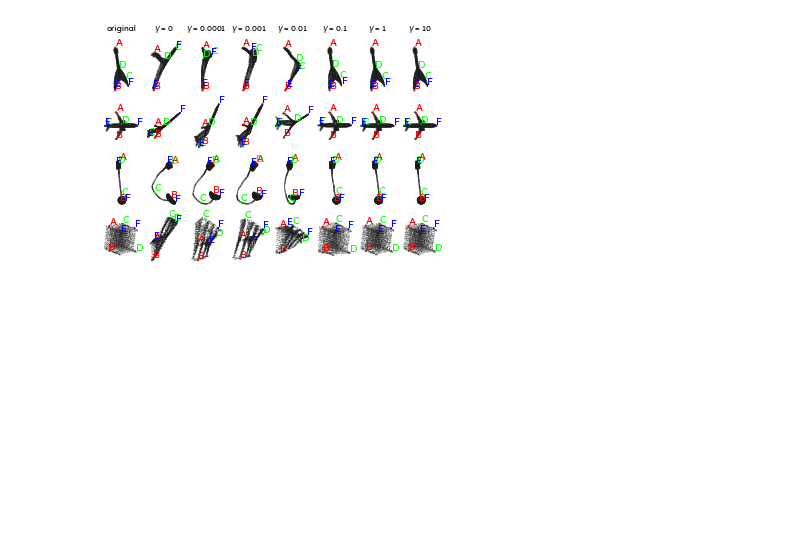
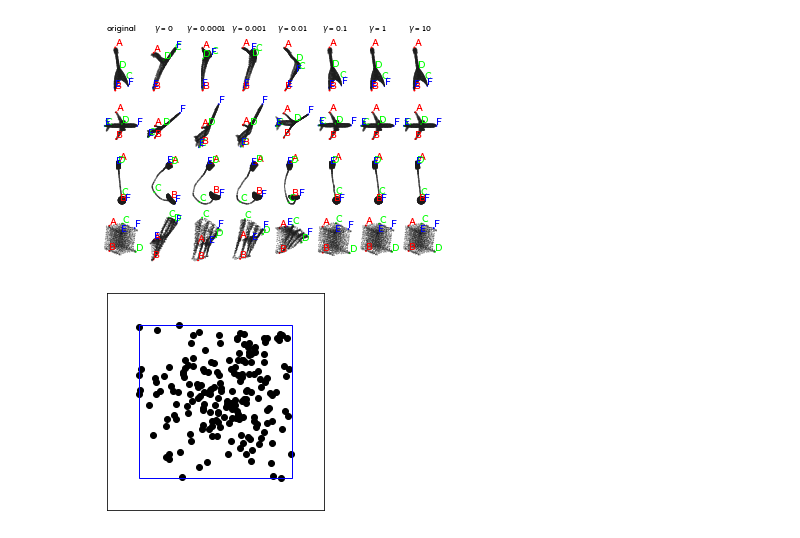
Before and after one commit to megaelius/LG-GCN, a Jupyter notebook: visualize.ipynb, the cells around one changed output. Saved outputs shown, nothing was run; the diff lists cells and outputs as text; code cells hidden in the pictures; blank space fills up the shorter version.

```diff
--- a/visualize.ipynb
+++ b/visualize.ipynb
@@ -783,3 +808,22 @@ torch.Size([1024, 3]) torch.Size([3, 2])
 torch.Size([1024, 3]) torch.Size([3, 2])
 torch.Size([1024, 3]) torch.Size([3, 2])
 [figure]
+# %%
+#Irregularity
+fig = plt.figure()
+ax = fig.add_subplot(111)
+
+np.random.seed(1234)
+points = np.random.normal(loc = [1,1], scale = [4,4],size=(256,2))
+points = points[(points[:,1]<=6) & (points[:,1]>=-6) & (points[:,0]<=6) & (points[:,0]>=-6)]
+ax.scatter(points[:,0],points[:,1], c = 'black')
+rect = plt.Rectangle((-6, -6),12,12, color='b', fill=False)
+ax.add_patch(rect)
+ax.axes.set_aspect('equal')
+plt.xlim(-8.5,8.5)
+plt.ylim(-8.5,8.5)
+ax.axes.get_xaxis().set_visible(False)
+ax.axes.get_yaxis().set_visible(False)
+fig.savefig('figures/irregular.png', dpi=1024, pad_inches=0,bbox_inches='tight')
+# %% [output]
+[figure, added]
```
Also changed, not shown: parts of 2 cells of this notebook, 5 other files.
